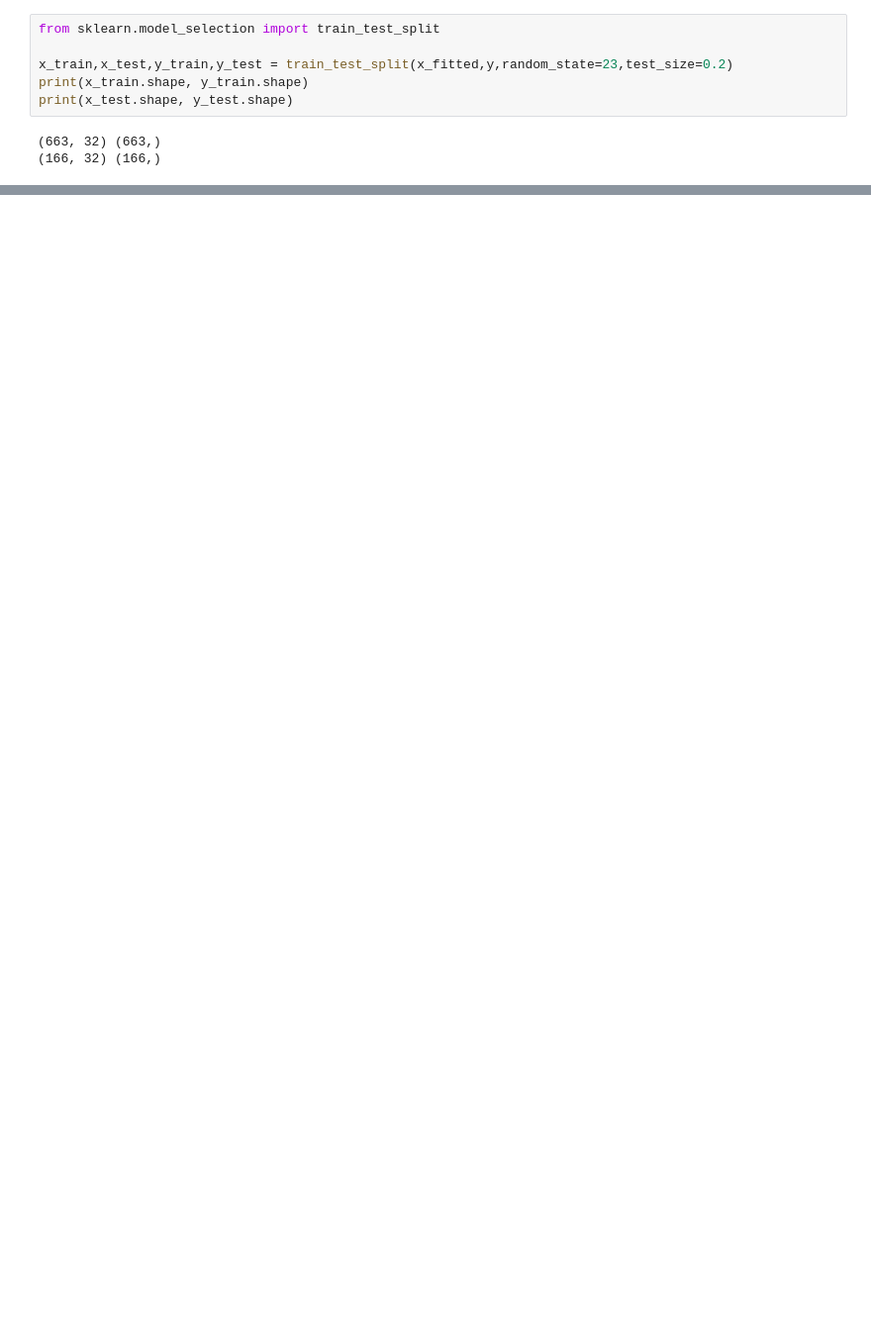
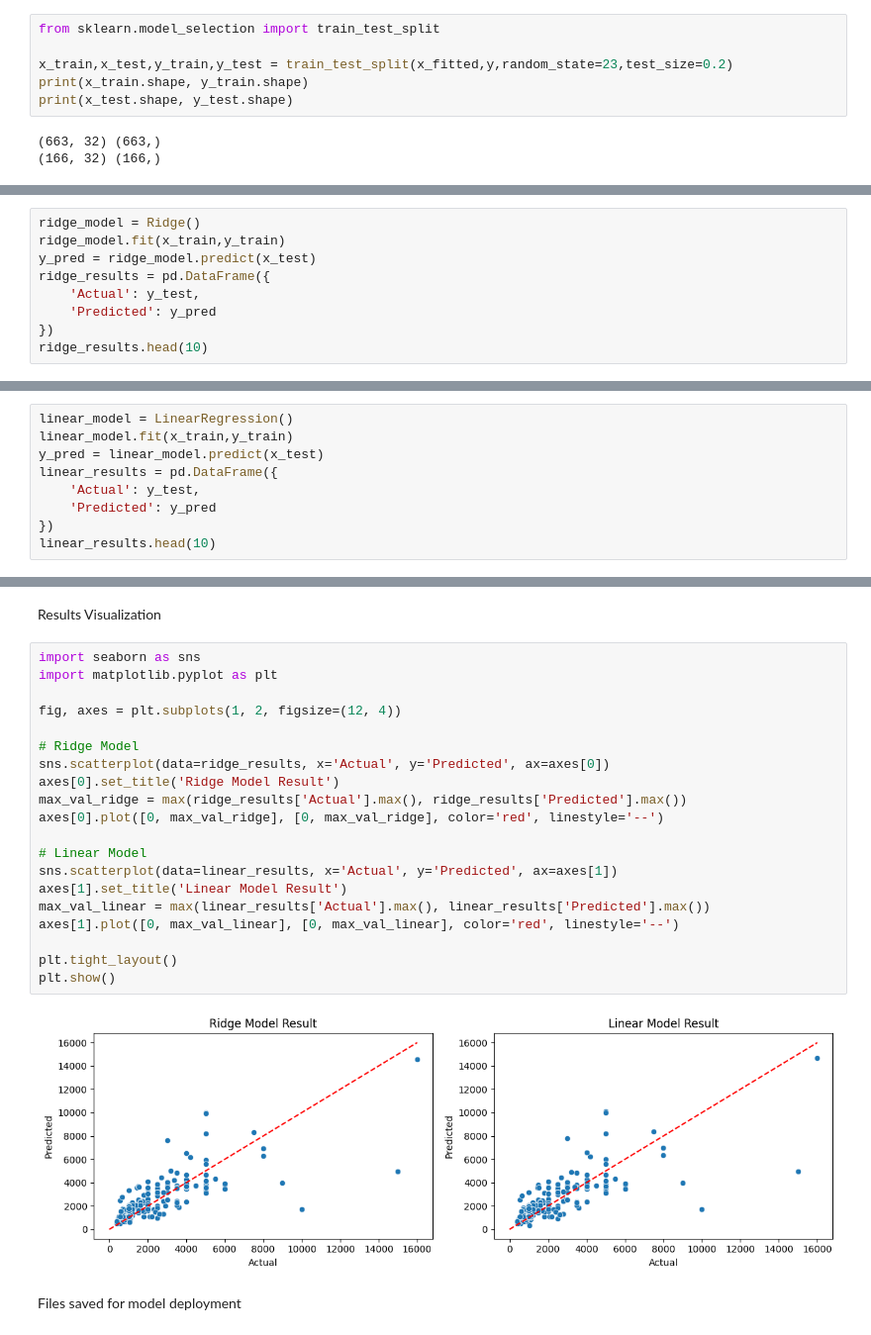
Before and after one commit to EiPhyuSinn/Data_science_end_to_end, a Jupyter notebook: model_training/training.ipynb, the cells around one changed output, grey strips where cells are left out. Shown at 99% size. Drawn from its saved outputs; the diff is of its cells as text; blank space fills up the shorter version.

Commit message:
Model training[2]

```diff
--- a/model_training/training.ipynb
+++ b/model_training/training.ipynb
@@ -82,0 +122,9 @@ models =
+# %%
+ridge_model = Ridge()
+ridge_model.fit(x_train,y_train)
+y_pred = ridge_model.predict(x_test)
+ridge_results = pd.DataFrame({
+    'Actual': y_test,
+    'Predicted': y_pred
+})
+ridge_results.head(10)
@@ -82,0 +143,9 @@ models =
+# %%
+linear_model = LinearRegression()
+linear_model.fit(x_train,y_train)
+y_pred = linear_model.predict(x_test)
+linear_results = pd.DataFrame({
+    'Actual': y_test,
+    'Predicted': y_pred
+})
+linear_results.head(10)
@@ -82,0 +164,26 @@ models =
+# %% [markdown]
+Results Visualization
+# %%
+import seaborn as sns
+import matplotlib.pyplot as plt
+
+fig, axes = plt.subplots(1, 2, figsize=(12, 4))
+
+# Ridge Model
+sns.scatterplot(data=ridge_results, x='Actual', y='Predicted', ax=axes[0])
+axes[0].set_title('Ridge Model Result')
+max_val_ridge = max(ridge_results['Actual'].max(), ridge_results['Predicted'].max())
+axes[0].plot([0, max_val_ridge], [0, max_val_ridge], color='red', linestyle='--')
+
+# Linear Model
+sns.scatterplot(data=linear_results, x='Actual', y='Predicted', ax=axes[1])
+axes[1].set_title('Linear Model Result')
+max_val_linear = max(linear_results['Actual'].max(), linear_results['Predicted'].max())
+axes[1].plot([0, max_val_linear], [0, max_val_linear], color='red', linestyle='--')
+
+plt.tight_layout()
+plt.show()
+# %% [output]
+[figure, added]
+# %% [markdown]
+Files saved for model deployment
```
Also changed, not shown: parts of 13 cells of this notebook, 2 other files.
